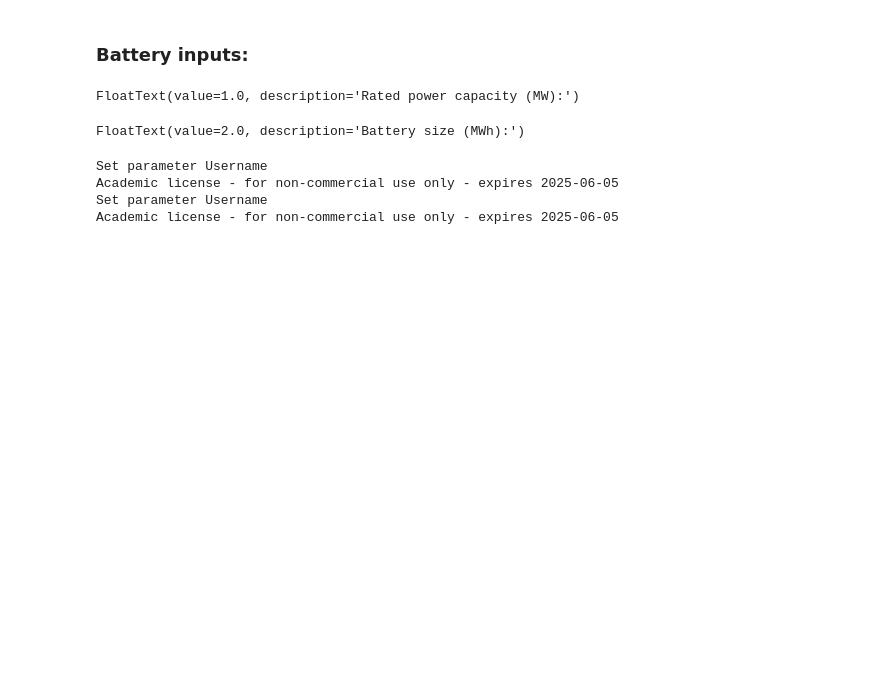
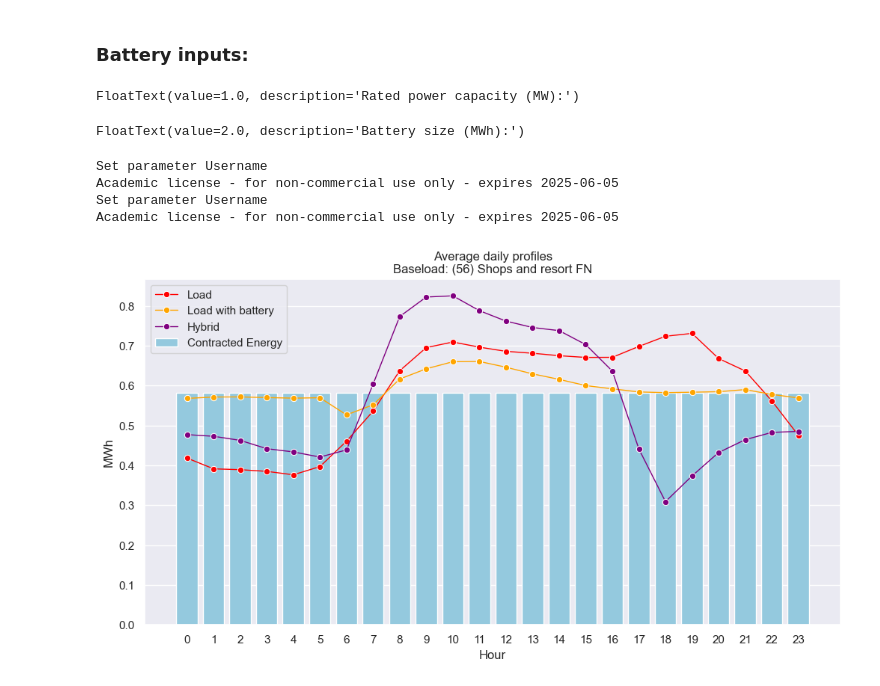
Before and after one commit to EllieKallmier/ppa_analysis, a Jupyter notebook: interface.ipynb, the cells around one changed output. Cells and saved outputs as stored; diff of their text form; code cells hidden in the pictures; blank space fills up the shorter version.

```diff
--- a/interface.ipynb
+++ b/interface.ipynb
@@ -429,5 +575,9 @@ Set parameter Username
 Academic license - for non-commercial use only - expires 2025-06-05
 Set parameter Username
 Academic license - for non-commercial use only - expires 2025-06-05
+# %%
+charts.plot_contract_samples(combined_data,input_collector,['Load', 'Load with battery'])
+# %% [output]
+[figure, added]
 # %%
 # Load Flex
```
Also changed, not shown: parts of 29 cells of this notebook.
